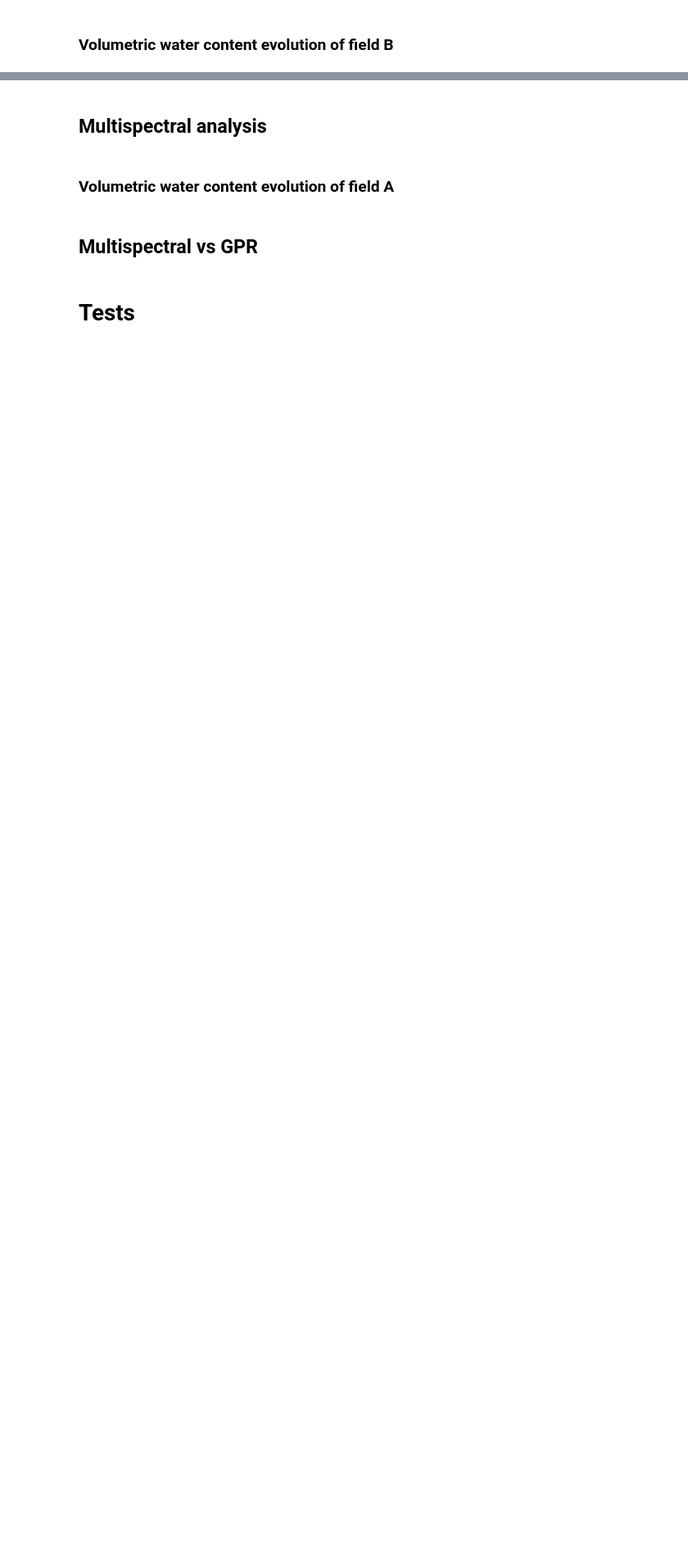
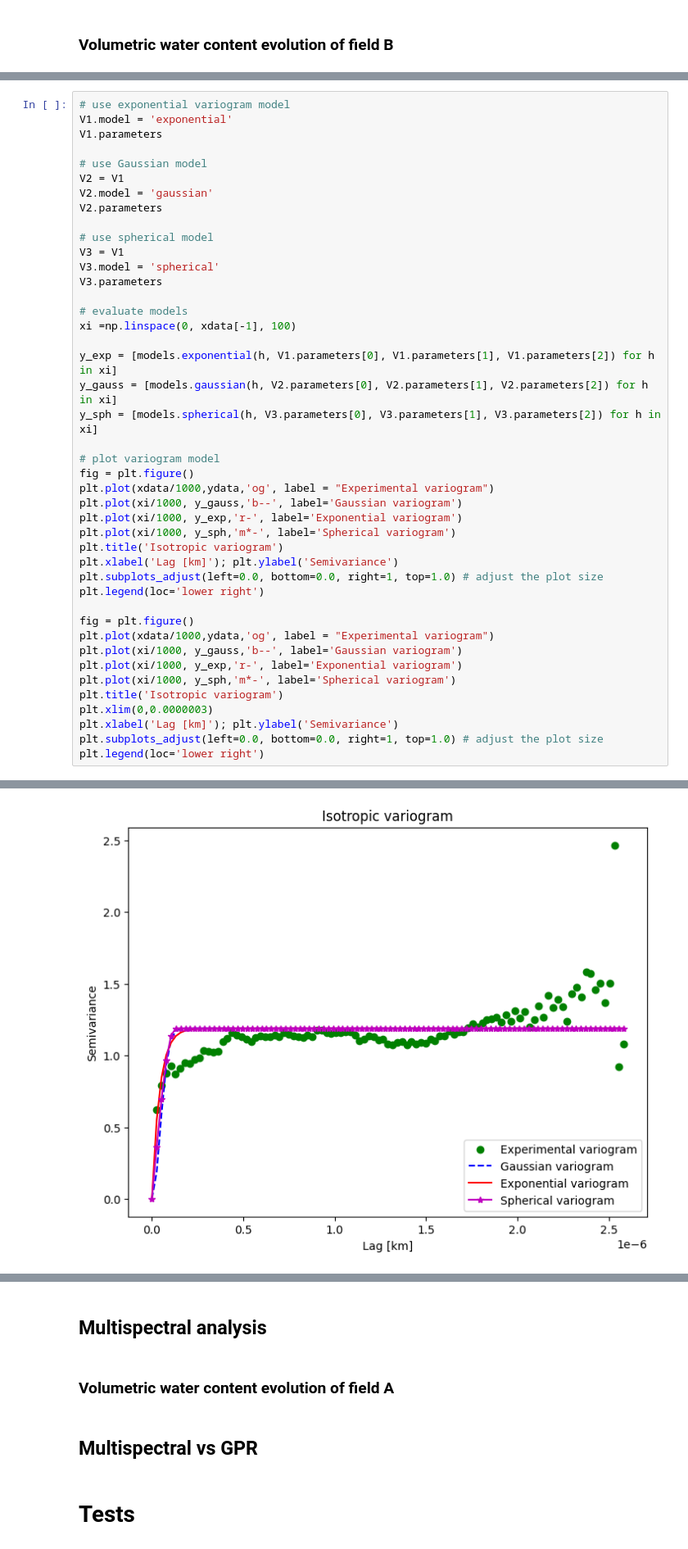
Before and after one commit to Django184/Master-Thesis, a Jupyter notebook: gpr.ipynb, the cells around one changed output, grey strips where cells are left out. Shown at 82% size. Saved outputs shown, nothing was run; the diff lists cells and outputs as text; blank space fills up the shorter version.

```diff
--- a/gpr.ipynb
+++ b/gpr.ipynb
@@ -231,0 +219,44 @@ KeyError: 'X'
+# %%
+# use exponential variogram model
+V1.model = 'exponential'
+V1.parameters
+
+# use Gaussian model
+V2 = V1
+V2.model = 'gaussian'
+V2.parameters
+
+# use spherical model
+V3 = V1
+V3.model = 'spherical'
+V3.parameters
+
+# evaluate models
+xi =np.linspace(0, xdata[-1], 100)
+
+y_exp = [models.exponential(h, V1.parameters[0], V1.parameters[1], V1.parameters[2]) for h in xi]
+y_gauss = [models.gaussian(h, V2.parameters[0], V2.parameters[1], V2.parameters[2]) for h in xi]
+y_sph = [models.spherical(h, V3.parameters[0], V3.parameters[1], V3.parameters[2]) for h in xi]
+
+# plot variogram model
+fig = plt.figure()
+plt.plot(xdata/1000,ydata,'og', label = "Experimental variogram")
+plt.plot(xi/1000, y_gauss,'b--', label='Gaussian variogram')
+plt.plot(xi/1000, y_exp,'r-', label='Exponential variogram')
+plt.plot(xi/1000, y_sph,'m*-', label='Spherical variogram')
+plt.title('Isotropic variogram')
+plt.xlabel('Lag [km]'); plt.ylabel('Semivariance')
+plt.subplots_adjust(left=0.0, bottom=0.0, right=1, top=1.0) # adjust the plot size
+plt.legend(loc='lower right')
+
+fig = plt.figure()
+plt.plot(xdata/1000,ydata,'og', label = "Experimental variogram")
+plt.plot(xi/1000, y_gauss,'b--', label='Gaussian variogram')
+plt.plot(xi/1000, y_exp,'r-', label='Exponential variogram')
+plt.plot(xi/1000, y_sph,'m*-', label='Spherical variogram')
+plt.title('Isotropic variogram')
+plt.xlim(0,0.0000003)
+plt.xlabel('Lag [km]'); plt.ylabel('Semivariance')
+plt.subplots_adjust(left=0.0, bottom=0.0, right=1, top=1.0) # adjust the plot size
+plt.legend(loc='lower right')
+# %% [output]
@@ -231,0 +264 @@ KeyError: 'X'
+[figure, added]
```
Also changed, not shown: parts of 23 cells of this notebook, 6 other files.
